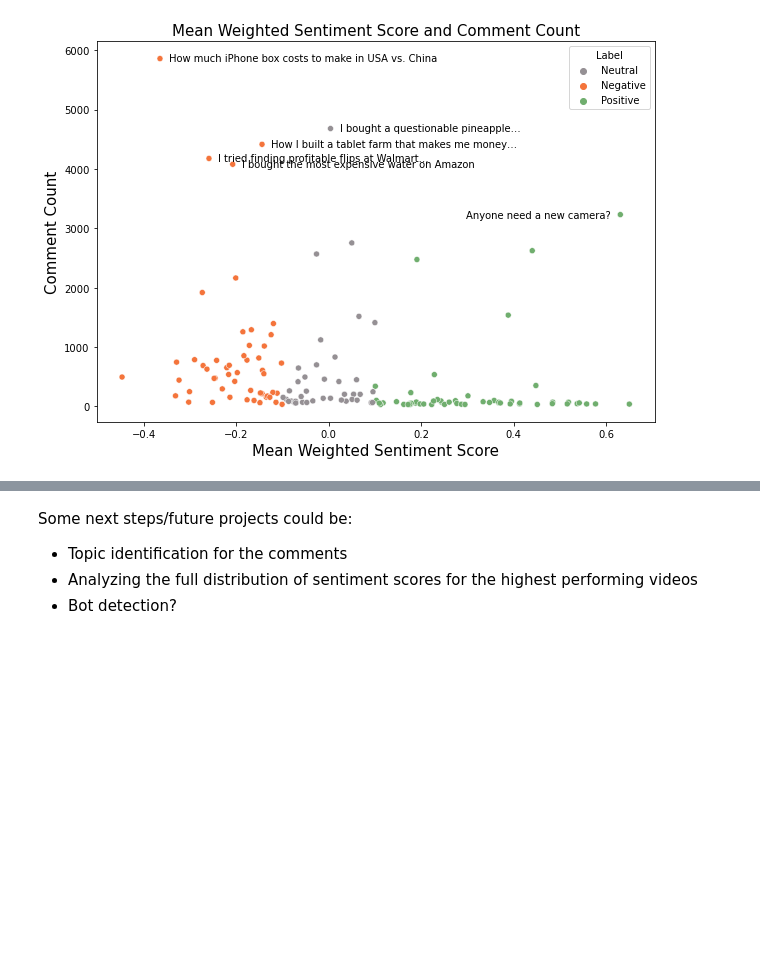
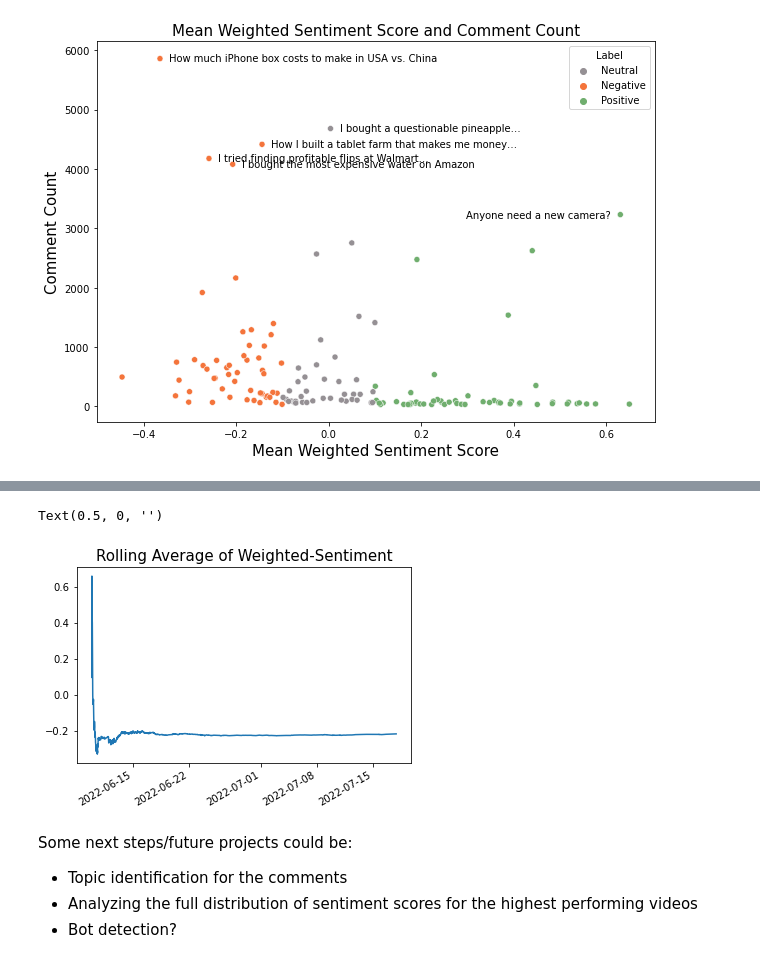
Before and after one commit to salaz055/youtube_comments_project, a Jupyter notebook: youtube_comments_analysis.ipynb, the cells around one changed output, grey strips where cells are left out. Drawn from its saved outputs; the diff is of its cells as text; code cells hidden in the pictures; blank space fills up the shorter version.

```diff
--- a/youtube_comments_analysis.ipynb
+++ b/youtube_comments_analysis.ipynb
@@ -650,3 +663,15 @@ for i,row in video_info_with_sentiment.loc[idx].iterrows():
+# %%
+top_viewed_df['time'] = pd.to_datetime(top_viewed_df['time'])
+top_viewed_df = top_viewed_df.sort_values(by = 'time' , ascending = True).set_index('time')
+top_viewed_df['rolling_weighted_sentiment'] = top_viewed_df['weighted_sentiment'].expanding().mean()
+# %%
+top_viewed_df_sen_agg = top_viewed_df.loc[:'2022-07-17' , 'rolling_weighted_sentiment']
+top_viewed_df_sen_agg.plot()
+plt.title("Rolling Average of Weighted-Sentiment" , size = 15)
+plt.xlabel('')
+# %% [output]
+Text(0.5, 0, '')
+[figure, added]
 # %% [markdown]
 Some next steps/future projects could be:
 
```
Also changed, not shown: parts of 6 cells of this notebook.
